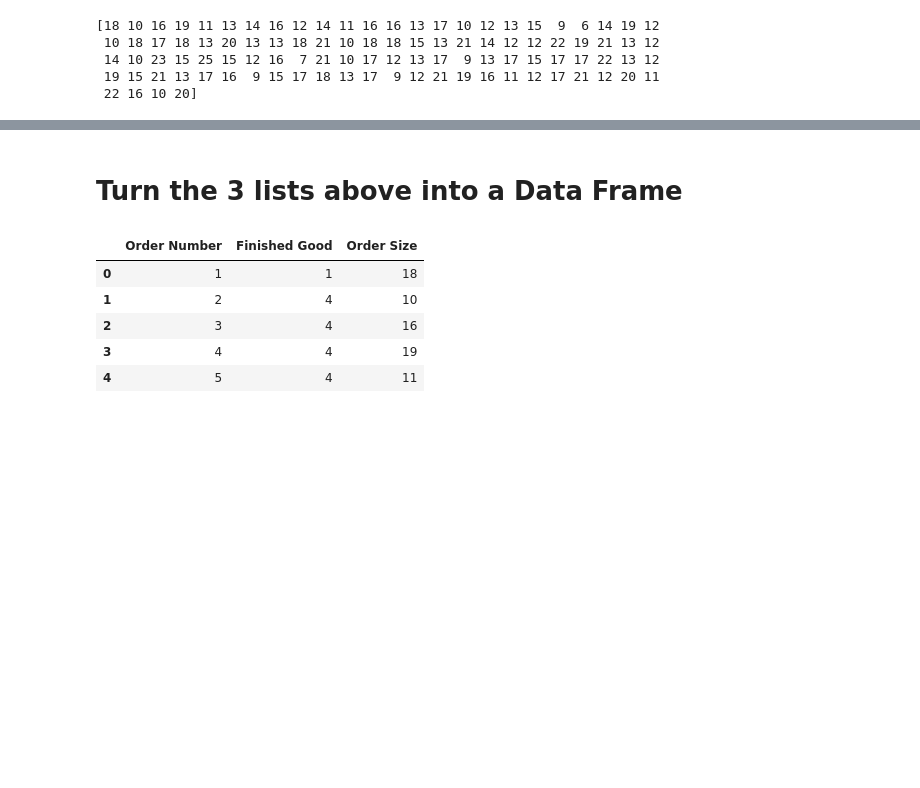
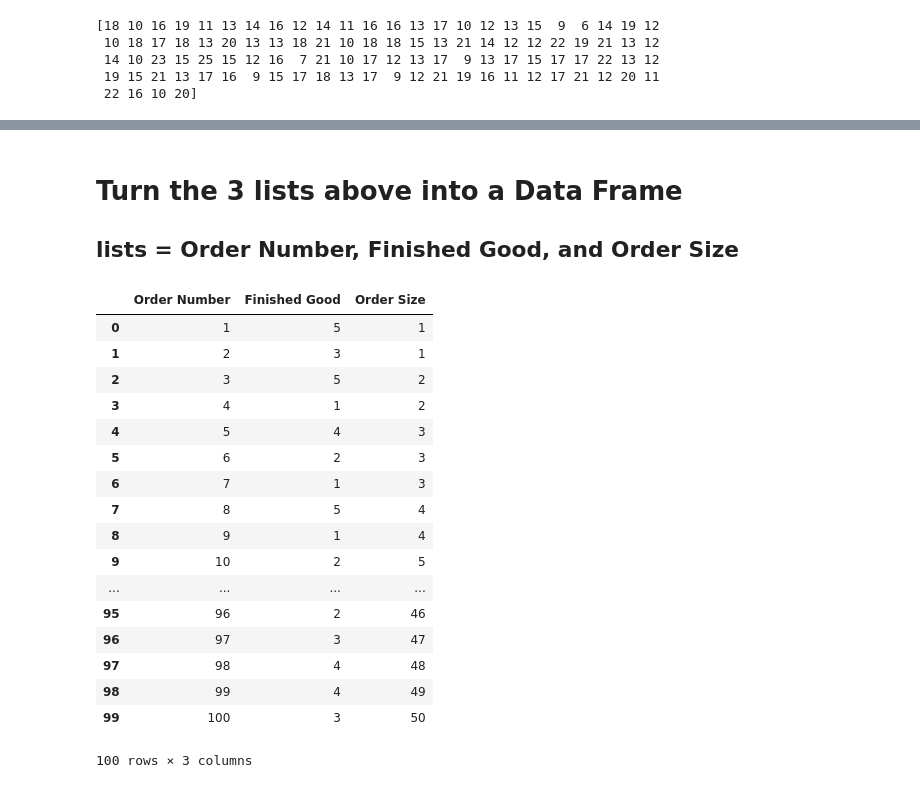
Before and after one commit to BigTerk/DSC541Lonovo, a Jupyter notebook: Lenovo.ipynb, the cells around one changed output, grey strips where cells are left out. Cells and saved outputs as stored; diff of their text form; code cells hidden in the pictures; blank space fills up the shorter version.

```diff
--- a/Lenovo.ipynb
+++ b/Lenovo.ipynb
@@ -160,0 +248,6 @@ ax.set(xlabel='Poisson', ylabel='Frequency');
+# %%
+Order_Size = [1,1,2,2,3,3,3,4,4,5,5,5,6,6,6,7,7,8,8,9,9,9,9,10,10,10,11,
+             11,11,12,12,13,13,13,14,14,14,14,14,15,15,15,15,15,16,
+             16,16,16,16,16,17,17,17,18,18,18,18,18,19,19,19,19,19,20,20,20,
+             20,20,20,20,21,22,23,24,25,26,27,27,29,30,31,32,33,34,35,36,37,38,39,40,41,42,43,44,45,46,47,48,49,50]
+len(Order_Size)
@@ -161,12 +287,25 @@ ax.set(xlabel='Poisson', ylabel='Frequency');
 # %% [markdown]
 # Turn the 3 lists above into a Data Frame
+## lists = Order Number, Finished Good, and Order Size
 # %%
-df_orders = pd.DataFrame({'Order Number':order_number, 'Finished Good':FG, 'Order Size':order_size})
-df_orders.head()
+df_orders = pd.DataFrame({'Order Number':order_number, 'Finished Good':FG, 'Order Size':Order_Size})
+df_orders
 # %% [output]
 |  | Order Number | Finished Good | Order Size |
-| 0 | 1 | 1 | 18 |
-| 1 | 2 | 4 | 10 |
-| 2 | 3 | 4 | 16 |
-| 3 | 4 | 4 | 19 |
-| 4 | 5 | 4 | 11 |
+| 0 | 1 | 5 | 1 |
+| 1 | 2 | 3 | 1 |
+| 2 | 3 | 5 | 2 |
+| 3 | 4 | 1 | 2 |
+| 4 | 5 | 4 | 3 |
+| 5 | 6 | 2 | 3 |
+| 6 | 7 | 1 | 3 |
+| 7 | 8 | 5 | 4 |
+| 8 | 9 | 1 | 4 |
+| 9 | 10 | 2 | 5 |
+| ... | ... | ... | ... |
+| 95 | 96 | 2 | 46 |
+| 96 | 97 | 3 | 47 |
+| 97 | 98 | 4 | 48 |
+| 98 | 99 | 4 | 49 |
+| 99 | 100 | 3 | 50 |
+100 rows × 3 columns
```
Also changed, not shown: parts of 19 cells of this notebook.
